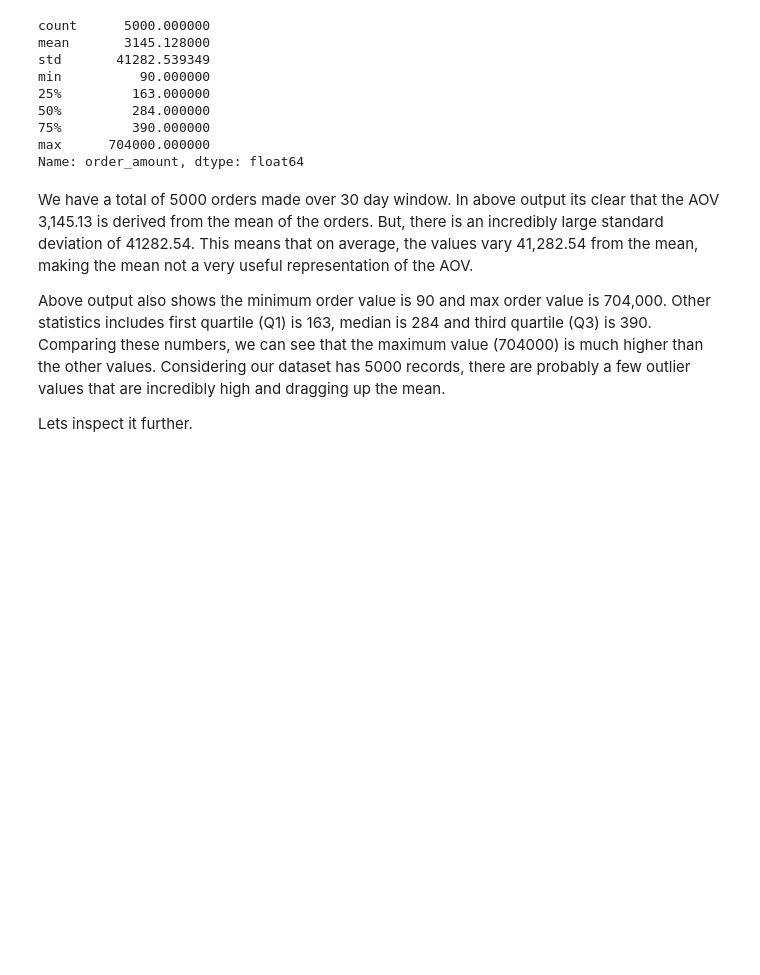
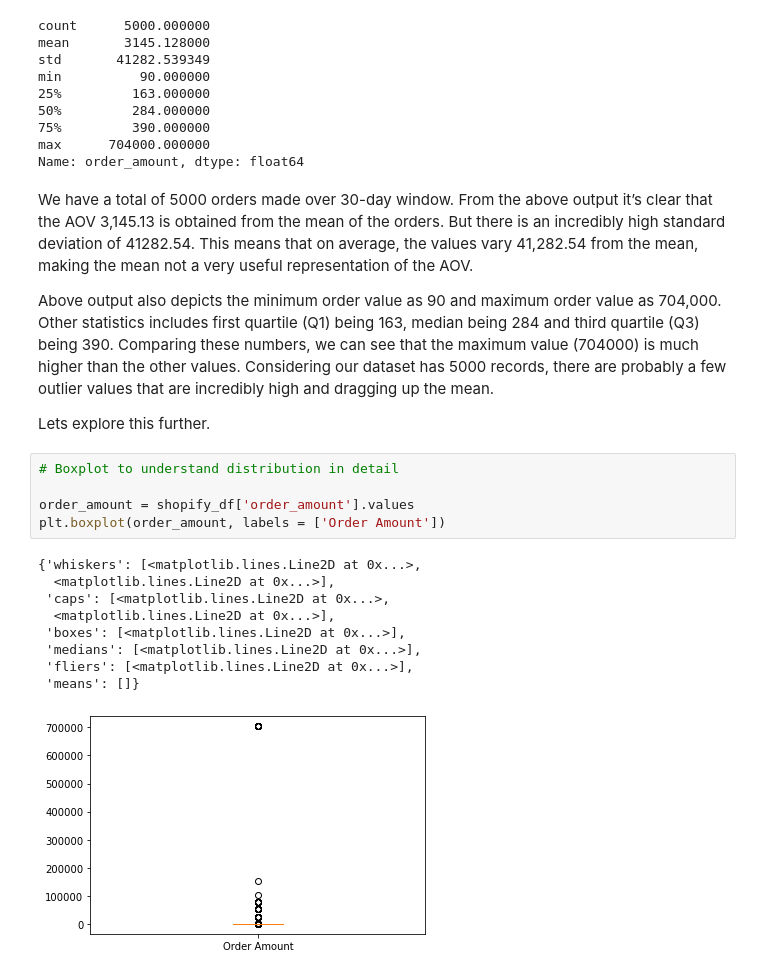
Before and after one commit to RimiSharma/Shopify_Data_science_intern_challenge, a Jupyter notebook: Shopify_DS_intern_challenge.ipynb, the cells around one changed output. Drawn from its saved outputs; the diff is of its cells as text; blank space fills up the shorter version.

```diff
--- a/Shopify_DS_intern_challenge.ipynb
+++ b/Shopify_DS_intern_challenge.ipynb
@@ -50,8 +41,23 @@ min          90.000000
 max      704000.000000
 Name: order_amount, dtype: float64
 # %% [markdown]
-We have a total of 5000 orders made over 30 day window. In above output its clear that the AOV 3,145.13 is derived from the mean of the orders. But, there is an incredibly large standard deviation of 41282.54. This means that on average, the values vary 41,282.54 from the mean, making the mean not a very useful representation of the AOV.
+We have a total of 5000 orders made over 30-day window. From the above output it’s clear that the AOV 3,145.13 is obtained from the mean of the orders. But there is an incredibly high standard deviation of 41282.54. This means that on average, the values vary 41,282.54 from the mean, making the mean not a very useful representation of the AOV.
 
-Above output also shows the minimum order value is 90 and max order value is 704,000. Other statistics includes first quartile (Q1) is 163, median is 284 and third quartile (Q3) is 390. Comparing these numbers, we can see that the maximum value (704000) is much higher than the other values. Considering our dataset has 5000 records, there are probably a few outlier values that are incredibly high and dragging up the mean.
+Above output also depicts the minimum order value as 90 and maximum order value as 704,000. Other statistics includes first quartile (Q1) being 163, median being 284 and third quartile (Q3) being 390. Comparing these numbers, we can see that the maximum value (704000) is much higher than the other values. Considering our dataset has 5000 records, there are probably a few outlier values that are incredibly high and dragging up the mean.
 
-Lets inspect it further.
+Lets explore this further.
+# %%
+# Boxplot to understand distribution in detail
+
+order_amount = shopify_df['order_amount'].values
+plt.boxplot(order_amount, labels = ['Order Amount'])
+# %% [output]
+{'whiskers': [<matplotlib.lines.Line2D at 0x...>,
+  <matplotlib.lines.Line2D at 0x...>],
+ 'caps': [<matplotlib.lines.Line2D at 0x...>,
+  <matplotlib.lines.Line2D at 0x...>],
+ 'boxes': [<matplotlib.lines.Line2D at 0x...>],
+ 'medians': [<matplotlib.lines.Line2D at 0x...>],
+ 'fliers': [<matplotlib.lines.Line2D at 0x...>],
+ 'means': []}
+[figure, added]
```
Also changed, not shown: parts of 36 cells of this notebook.
